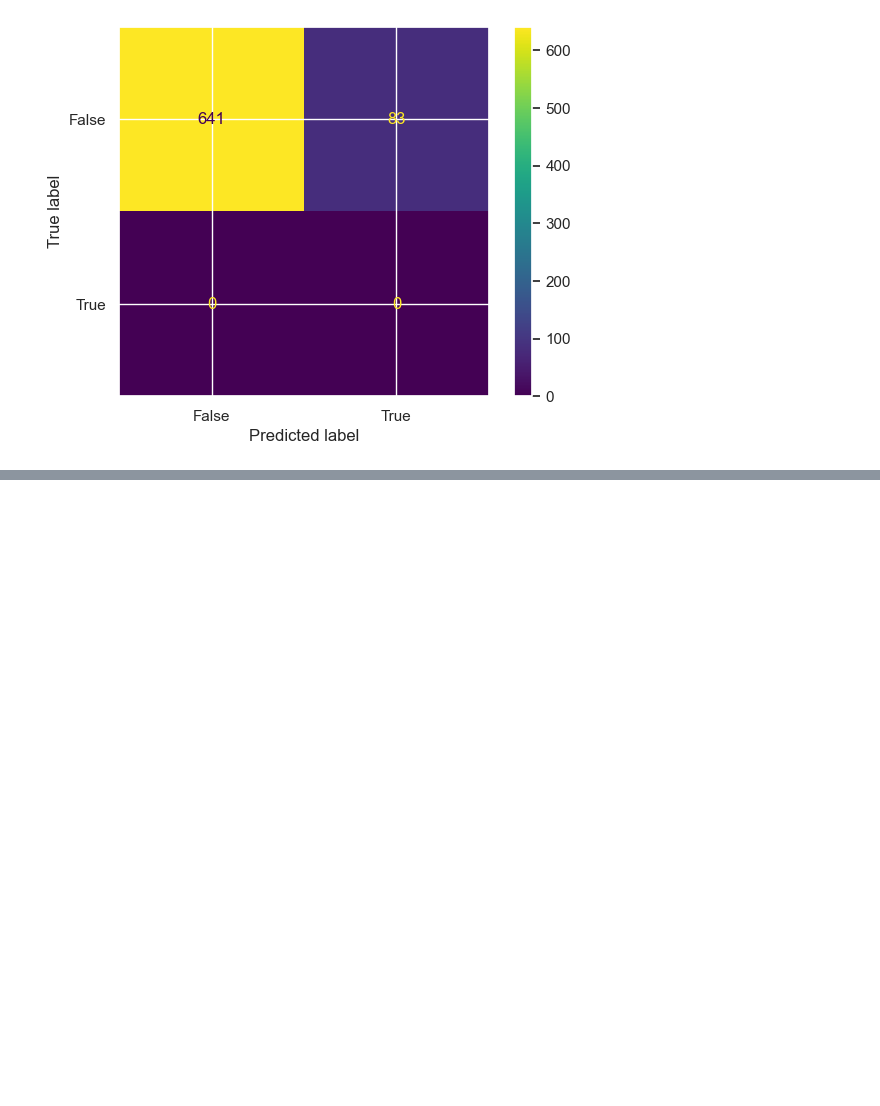
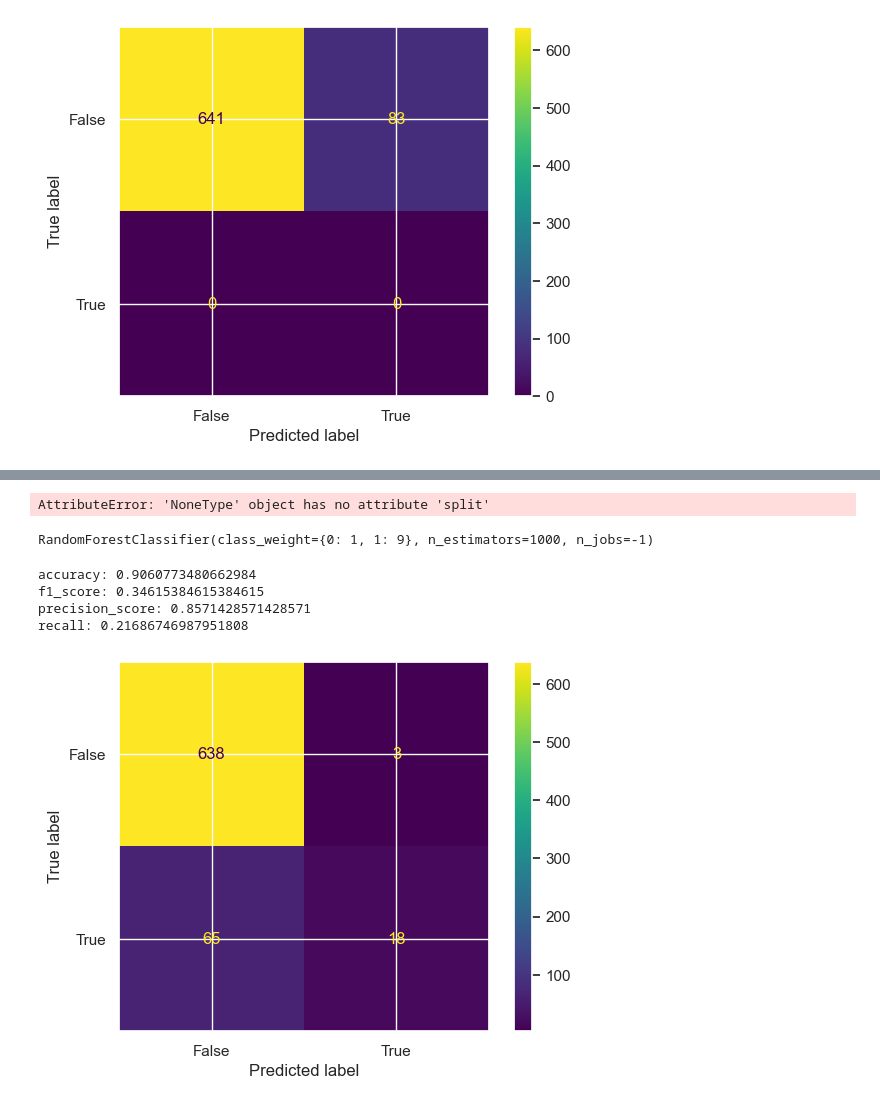
Before and after one commit to UserKrzysztof/MachineLearning-project1, a Jupyter notebook: code/features_engineering_v0.ipynb, the cells around one changed output, grey strips where cells are left out. Cells and saved outputs as stored; diff of their text form; code cells hidden in the pictures; blank space fills up the shorter version.

Commit message:
added kn and rf models

```diff
--- a/code/features_engineering_v0.ipynb
+++ b/code/features_engineering_v0.ipynb
@@ -670,3 +680,8 @@ f1_score: 0.0
 precision_score: 0.0
 recall: 0.0
 [figure]
+# %%
+from sklearn.neighbors import KNeighborsClassifier
+
+kn = KNeighborsClassifier(n_neighbors=3)
+kn.fit(X_train,y_train)
@@ -672,0 +710,23 @@ recall: 0.0
+# %%
+y_hat_kn = kn.predict(X_test)
+printMetrics(y_test,y_hat_kn)
+# %% [output]
+AttributeError: 'NoneType' object has no attribute 'split'
+# %%
+from sklearn.ensemble import RandomForestClassifier
+
+model_rf = RandomForestClassifier(n_estimators = 1000, # Liczba słabych estymatorów
+                                  class_weight={0:1,1:9},
+                                  n_jobs = -1)
+model_rf.fit(X_train, y_train)
+# %% [output]
+RandomForestClassifier(class_weight={0: 1, 1: 9}, n_estimators=1000, n_jobs=-1)
+# %%
+y_hat_rf = model_rf.predict(X_test)
+printMetrics(y_test,y_hat_rf)
+# %% [output]
+accuracy: 0.9060773480662984
+f1_score: 0.34615384615384615
+precision_score: 0.8571428571428571
+recall: 0.21686746987951808
+[figure, added]
```
Also changed, not shown: parts of 9 cells of this notebook.
